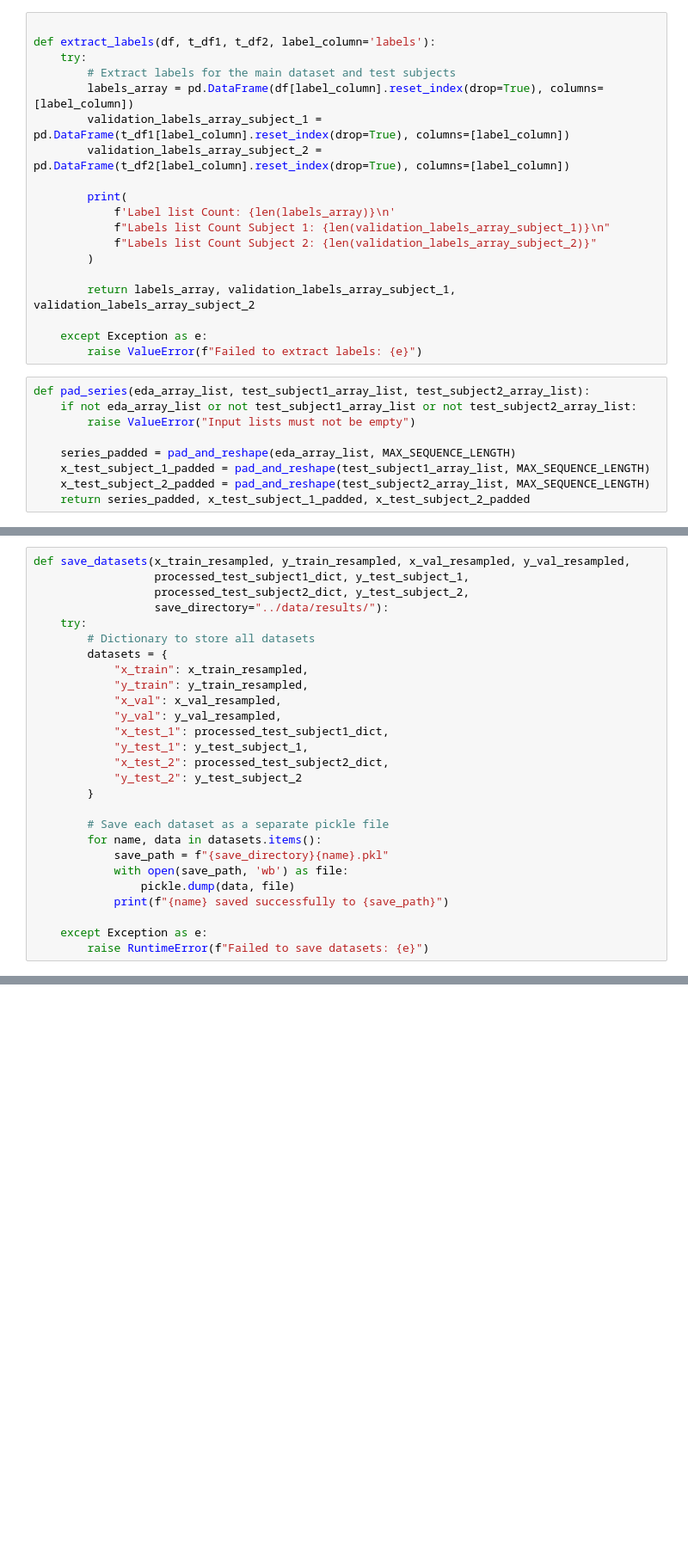
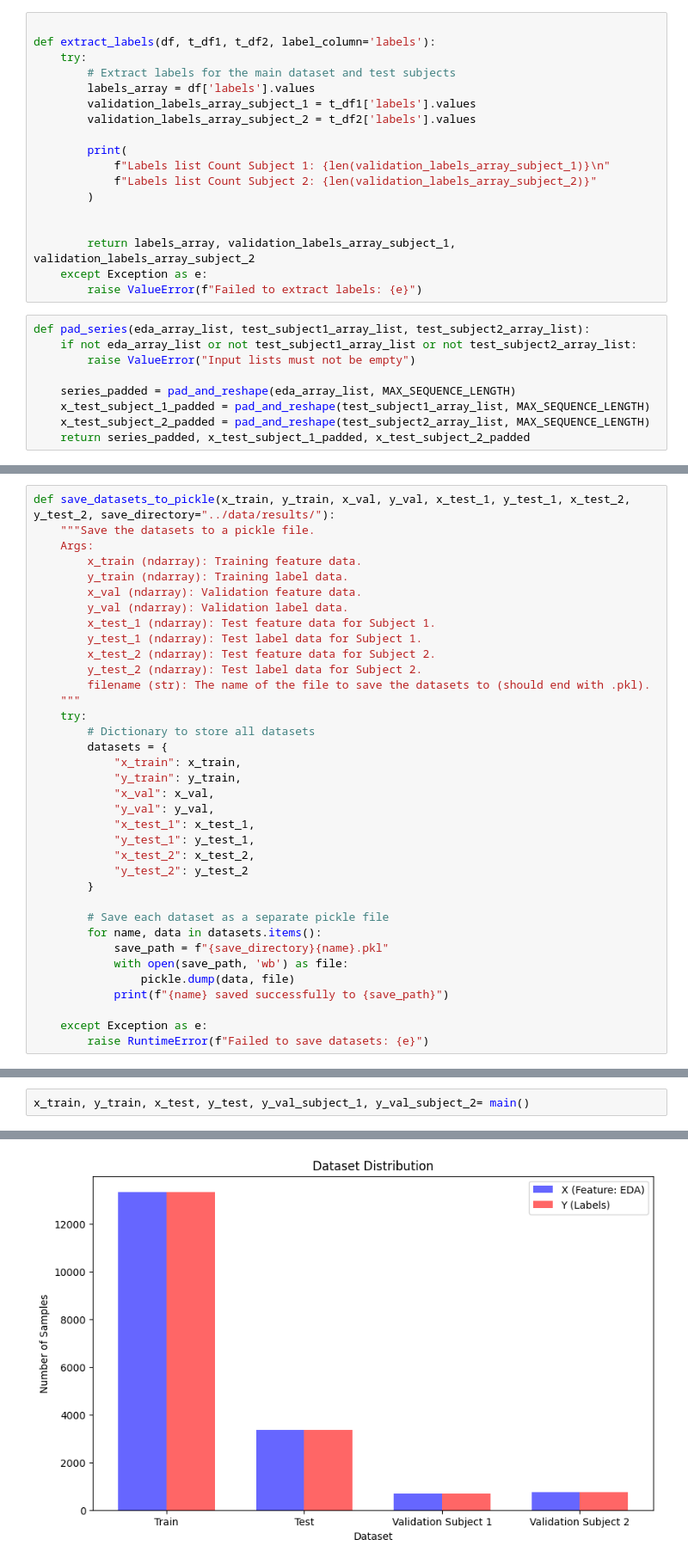
Before and after one commit to markgoertz/Convolutional-Neural-Network-on-Electrodermal-Activity-for-Stress-Assessment, a Jupyter notebook: code/split_train_test.ipynb, the cells around one changed output, grey strips where cells are left out. Shown: that part at 86% size. Cells and saved outputs as stored; diff of their text form; blank space fills up the shorter version.

```diff
--- a/code/split_train_test.ipynb
+++ b/code/split_train_test.ipynb
@@ -263,18 +254,17 @@ def split_train_and_test(features_df, labels_array, metrics):
 def extract_labels(df, t_df1, t_df2, label_column='labels'):
     try:
         # Extract labels for the main dataset and test subjects
-        labels_array = pd.DataFrame(df[label_column].reset_index(drop=True), columns=[label_column])
-        validation_labels_array_subject_1 = pd.DataFrame(t_df1[label_column].reset_index(drop=True), columns=[label_column])
-        validation_labels_array_subject_2 = pd.DataFrame(t_df2[label_column].reset_index(drop=True), columns=[label_column])
+        labels_array = df['labels'].values
+        validation_labels_array_subject_1 = t_df1['labels'].values
+        validation_labels_array_subject_2 = t_df2['labels'].values
 
         print(
-            f'Label list Count: {len(labels_array)}\n'
             f"Labels list Count Subject 1: {len(validation_labels_array_subject_1)}\n"
             f"Labels list Count Subject 2: {len(validation_labels_array_subject_2)}"
         )
 
+
         return labels_array, validation_labels_array_subject_1, validation_labels_array_subject_2
-
     except Exception as e:
         raise ValueError(f"Failed to extract labels: {e}")
 # %%
@@ -297,21 +287,30 @@ def convert_labels(y_train, y_val, validation_labels_array_subject_1, validation
     except Exception as e:
         raise ValueError(f"Failed to convert labels: {e}")
 # %%
-def save_datasets(x_train_resampled, y_train_resampled, x_val_resampled, y_val_resampled,
-                  processed_test_subject1_dict, y_test_subject_1,
-                  processed_test_subject2_dict, y_test_subject_2,
-                  save_directory="../data/results/"):
+def save_datasets_to_pickle(x_train, y_train, x_val, y_val, x_test_1, y_test_1, x_test_2, y_test_2, save_directory="../data/results/"):
+    """Save the datasets to a pickle file.
+    Args:
+        x_train (ndarray): Training feature data.
+        y_train (ndarray): Training label data.
+        x_val (ndarray): Validation feature data.
+        y_val (ndarray): Validation label data.
+        x_test_1 (ndarray): Test feature data for Subject 1.
+        y_test_1 (ndarray): Test label data for Subject 1.
+        x_test_2 (ndarray): Test feature data for Subject 2.
+        y_test_2 (ndarray): Test label data for Subject 2.
+        filename (str): The name of the file to save the datasets to (should end with .pkl).
+    """
     try:
         # Dictionary to store all datasets
         datasets = {
-            "x_train": x_train_resampled,
-            "y_train": y_train_resampled,
-            "x_val": x_val_resampled,
-            "y_val": y_val_resampled,
-            "x_test_1": processed_test_subject1_dict,
-            "y_test_1": y_test_subject_1,
-            "x_test_2": processed_test_subject2_dict,
-            "y_test_2": y_test_subject_2
+            "x_train": x_train,
+            "y_train": y_train,
+            "x_val": x_val,
+            "y_val": y_val,
+            "x_test_1": x_test_1,
+            "y_test_1": y_test_1,
+            "x_test_2": x_test_2,
+            "y_test_2": y_test_2
         }
 
         # Save each dataset as a separate pickle file
@@ -379,0 +384,3 @@ ValueError: Failed to pad and reshape series: Error converting string to list at
+# %%
+x_train, y_train, x_test, y_test, y_val_subject_1, y_val_subject_2= main()
+# %% [output]
@@ -379,0 +404 @@ ValueError: Failed to pad and reshape series: Error converting string to list at
+[figure, added]
```
Also changed, not shown: parts of 19 cells of this notebook, 9 other files.
